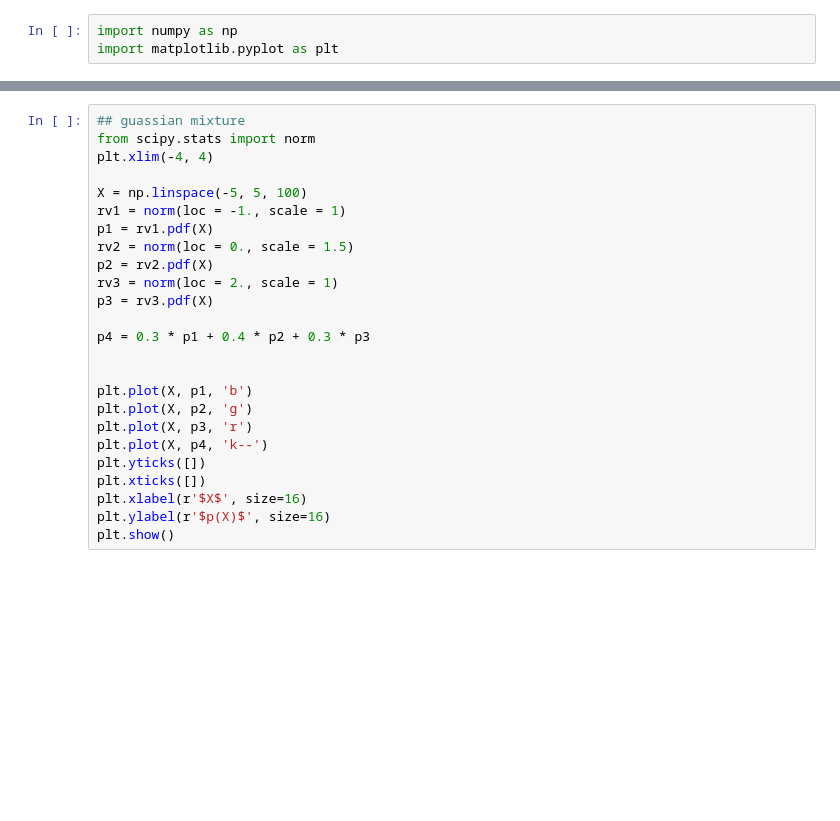
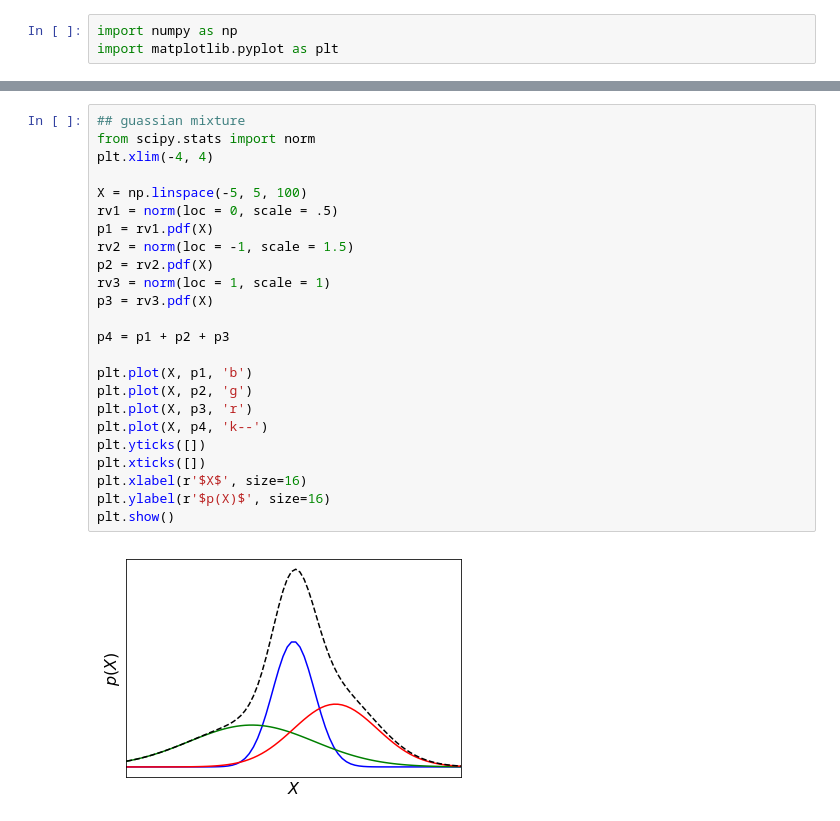
Before and after one commit to mbilab/ML-tutorial, a Jupyter notebook: plot/plot.ipynb, the cells around one changed output, grey strips where cells are left out. Cells and saved outputs as stored; diff of their text form; blank space fills up the shorter version.

```diff
--- a/plot/plot.ipynb
+++ b/plot/plot.ipynb
@@ -134,25 +144,26 @@ plt.show()
 # %%
 ## guassian mixture
 from scipy.stats import norm
 plt.xlim(-4, 4)
 
 X = np.linspace(-5, 5, 100)
-rv1 = norm(loc = -1., scale = 1)
+rv1 = norm(loc = 0, scale = .5)
 p1 = rv1.pdf(X)
-rv2 = norm(loc = 0., scale = 1.5)
+rv2 = norm(loc = -1, scale = 1.5)
 p2 = rv2.pdf(X)
-rv3 = norm(loc = 2., scale = 1)
+rv3 = norm(loc = 1, scale = 1)
 p3 = rv3.pdf(X)
 
-p4 = 0.3 * p1 + 0.4 * p2 + 0.3 * p3
-
+p4 = p1 + p2 + p3
 
 plt.plot(X, p1, 'b')
 plt.plot(X, p2, 'g')
 plt.plot(X, p3, 'r')
 plt.plot(X, p4, 'k--')
 plt.yticks([])
 plt.xticks([])
 plt.xlabel(r'$X$', size=16)
 plt.ylabel(r'$p(X)$', size=16)
 plt.show()
+# %% [output]
+[figure, added]
```
Also changed, not shown: parts of 5 cells of this notebook.
